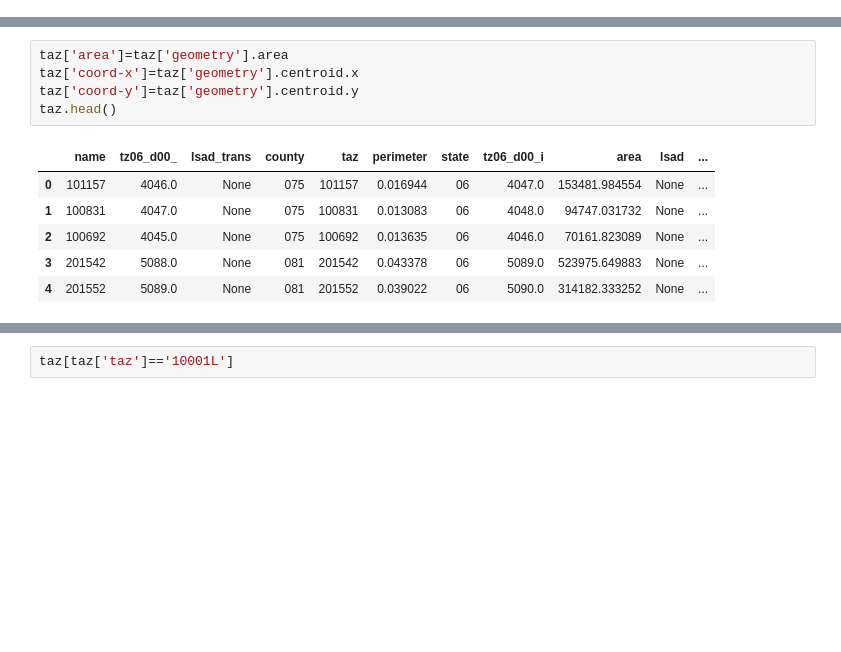
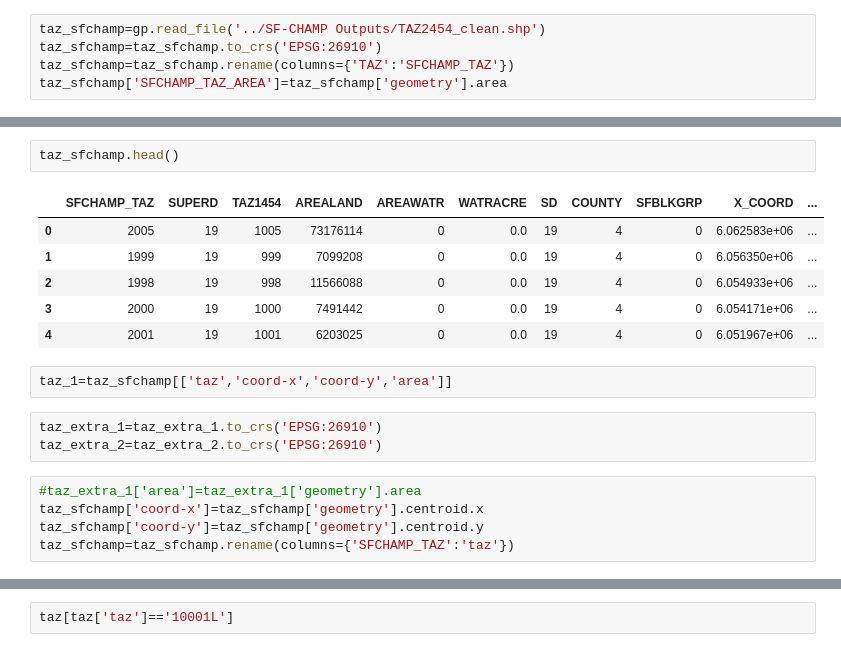
Before and after one commit to tscore-utc/scenarios, a Jupyter notebook: convert/Script/TAZ.ipynb, the cells around one changed output, grey strips where cells are left out. Drawn from its saved outputs; the diff is of its cells as text; blank space fills up the shorter version.

```diff
--- a/convert/Script/TAZ.ipynb
+++ b/convert/Script/TAZ.ipynb
@@ -16,0 +19,5 @@ taz=gp.read_file('../LBNL_Files/sf-light-tazs.shp')
+# %%
+taz_sfchamp=gp.read_file('../SF-CHAMP Outputs/TAZ2454_clean.shp')
+taz_sfchamp=taz_sfchamp.to_crs('EPSG:26910')
+taz_sfchamp=taz_sfchamp.rename(columns={'TAZ':'SFCHAMP_TAZ'})
+taz_sfchamp['SFCHAMP_TAZ_AREA']=taz_sfchamp['geometry'].area
@@ -17,12 +97,19 @@ taz=gp.read_file('../LBNL_Files/sf-light-tazs.shp')
+# %%
+taz_sfchamp.head()
+# %% [output]
+|  | SFCHAMP_TAZ | SUPERD | TAZ1454 | AREALAND | AREAWATR | WATRACRE | SD | COUNTY | SFBLKGRP | X_COORD | ... |
+| 0 | 2005 | 19 | 1005 | 73176114 | 0 | 0.0 | 19 | 4 | 0 | 6.062583e+06 | ... |
+| 1 | 1999 | 19 | 999 | 7099208 | 0 | 0.0 | 19 | 4 | 0 | 6.056350e+06 | ... |
+| 2 | 1998 | 19 | 998 | 11566088 | 0 | 0.0 | 19 | 4 | 0 | 6.054933e+06 | ... |
+| 3 | 2000 | 19 | 1000 | 7491442 | 0 | 0.0 | 19 | 4 | 0 | 6.054171e+06 | ... |
+| 4 | 2001 | 19 | 1001 | 6203025 | 0 | 0.0 | 19 | 4 | 0 | 6.051967e+06 | ... |
+# %%
+taz_1=taz_sfchamp[['taz','coord-x','coord-y','area']]
+# %%
+taz_extra_1=taz_extra_1.to_crs('EPSG:26910')
+taz_extra_2=taz_extra_2.to_crs('EPSG:26910')
 # %%
-taz['area']=taz['geometry'].area
-taz['coord-x']=taz['geometry'].centroid.x
-taz['coord-y']=taz['geometry'].centroid.y
-taz.head()
+#taz_extra_1['area']=taz_extra_1['geometry'].area
+taz_sfchamp['coord-x']=taz_sfchamp['geometry'].centroid.x
+taz_sfchamp['coord-y']=taz_sfchamp['geometry'].centroid.y
+taz_sfchamp=taz_sfchamp.rename(columns={'SFCHAMP_TAZ':'taz'})
-# %% [output]
-|  | name | tz06_d00_ | lsad_trans | county | taz | perimeter | state | tz06_d00_i | area | lsad | ... |
-| 0 | 101157 | 4046.0 | None | 075 | 101157 | 0.016944 | 06 | 4047.0 | 153481.984554 | None | ... |
-| 1 | 100831 | 4047.0 | None | 075 | 100831 | 0.013083 | 06 | 4048.0 | 94747.031732 | None | ... |
-| 2 | 100692 | 4045.0 | None | 075 | 100692 | 0.013635 | 06 | 4046.0 | 70161.823089 | None | ... |
-| 3 | 201542 | 5088.0 | None | 081 | 201542 | 0.043378 | 06 | 5089.0 | 523975.649883 | None | ... |
-| 4 | 201552 | 5089.0 | None | 081 | 201552 | 0.039022 | 06 | 5090.0 | 314182.333252 | None | ... |
```
Also changed, not shown: parts of 9 cells of this notebook, 7 other files.
